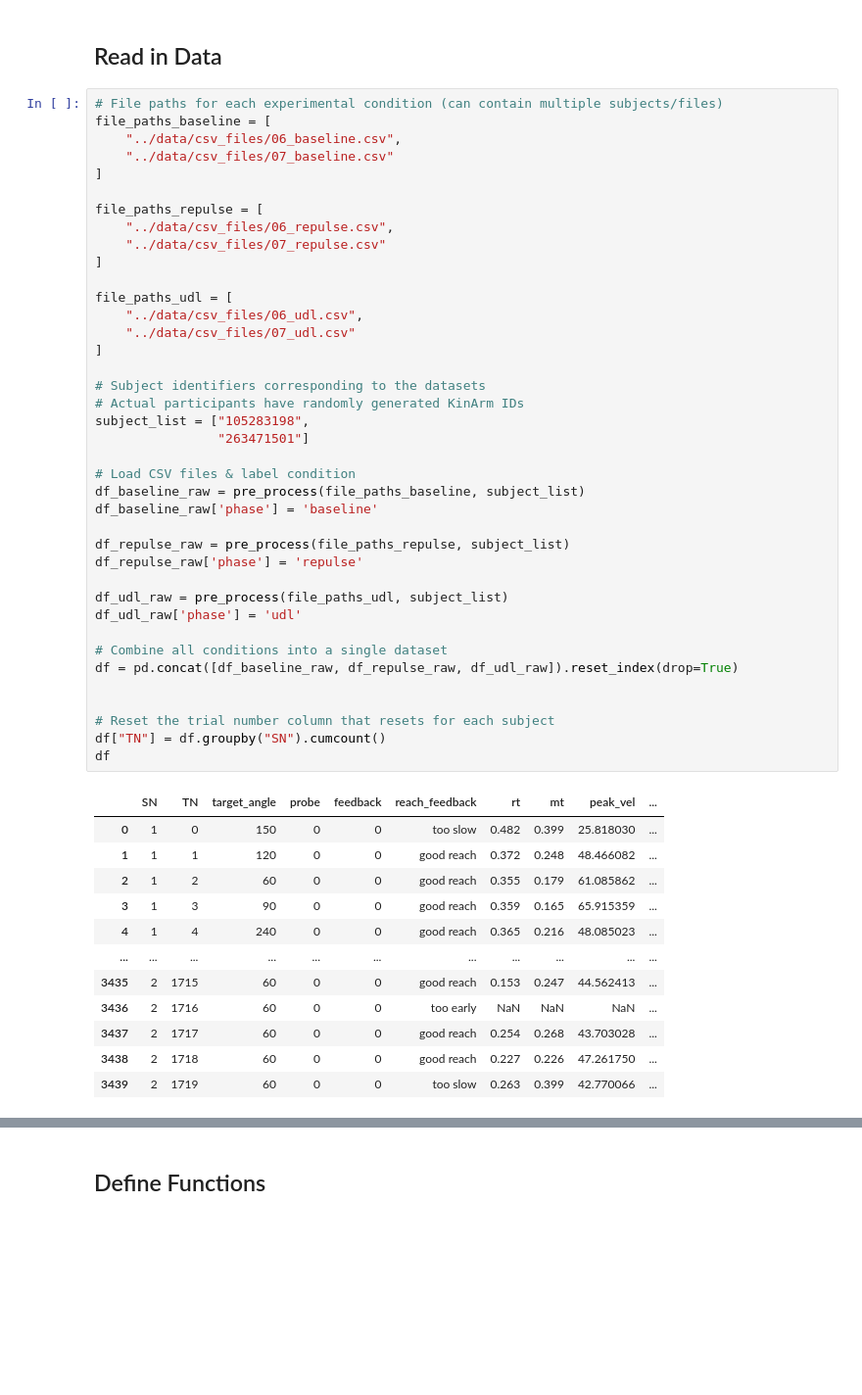
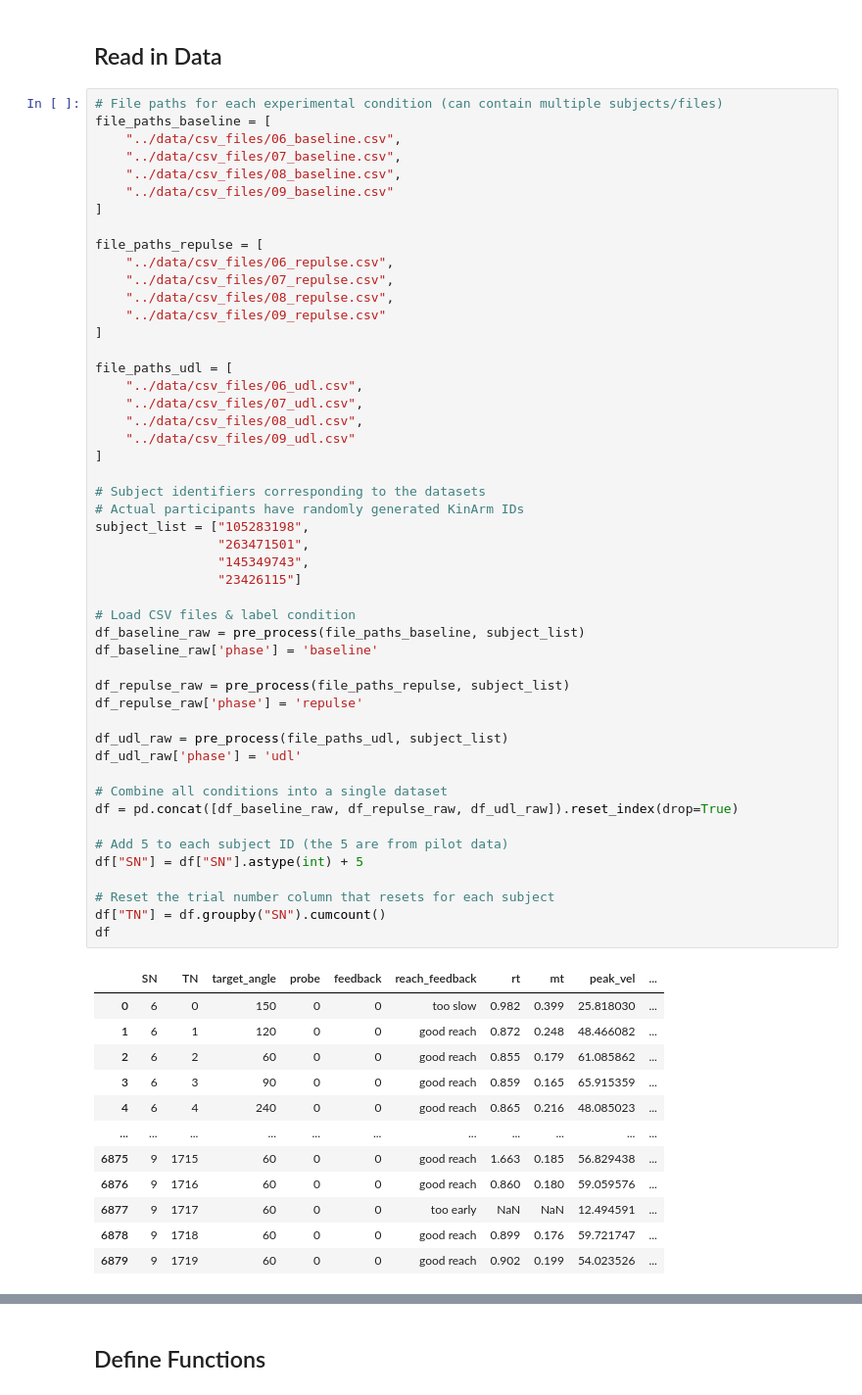
Before and after one commit to abbysun4/UDLR_study, a Jupyter notebook: UDLR_exp1/scripts/UDLR_analysis_script.ipynb, the cells around one changed output, grey strips where cells are left out. Shown at 98% size. Drawn from its saved outputs; the diff is of its cells as text; blank space fills up the shorter version.

```diff
--- a/UDLR_exp1/scripts/UDLR_analysis_script.ipynb
+++ b/UDLR_exp1/scripts/UDLR_analysis_script.ipynb
@@ -21,51 +21,61 @@ sns.set_context("talk")
 # File paths for each experimental condition (can contain multiple subjects/files)
 file_paths_baseline = [
     "../data/csv_files/06_baseline.csv",
-    "../data/csv_files/07_baseline.csv"
+    "../data/csv_files/07_baseline.csv",
+    "../data/csv_files/08_baseline.csv",
+    "../data/csv_files/09_baseline.csv"
 ]
 
 file_paths_repulse = [
     "../data/csv_files/06_repulse.csv",
-    "../data/csv_files/07_repulse.csv"
+    "../data/csv_files/07_repulse.csv",
+    "../data/csv_files/08_repulse.csv",
+    "../data/csv_files/09_repulse.csv"
 ]
 
 file_paths_udl = [
     "../data/csv_files/06_udl.csv",
-    "../data/csv_files/07_udl.csv"
+    "../data/csv_files/07_udl.csv",
+    "../data/csv_files/08_udl.csv",
+    "../data/csv_files/09_udl.csv"
 ]
 
 # Subject identifiers corresponding to the datasets
 # Actual participants have randomly generated KinArm IDs
 subject_list = ["105283198",
-                "263471501"]
+                "263471501",
+                "145349743",
+                "23426115"]
 
 # Load CSV files & label condition
 df_baseline_raw = pre_process(file_paths_baseline, subject_list)
 df_baseline_raw['phase'] = 'baseline'
 
 df_repulse_raw = pre_process(file_paths_repulse, subject_list)
 df_repulse_raw['phase'] = 'repulse'
 
 df_udl_raw = pre_process(file_paths_udl, subject_list)
 df_udl_raw['phase'] = 'udl'
 
 # Combine all conditions into a single dataset
 df = pd.concat([df_baseline_raw, df_repulse_raw, df_udl_raw]).reset_index(drop=True)
 
+# Add 5 to each subject ID (the 5 are from pilot data)
+df["SN"] = df["SN"].astype(int) + 5
 
 # Reset the trial number column that resets for each subject
 df["TN"] = df.groupby("SN").cumcount()
 df
 # %% [output]
 |  | SN | TN | target_angle | probe | feedback | reach_feedback | rt | mt | peak_vel | ... |
-| 0 | 1 | 0 | 150 | 0 | 0 | too slow | 0.482 | 0.399 | 25.818030 | ... |
-| 1 | 1 | 1 | 120 | 0 | 0 | good reach | 0.372 | 0.248 | 48.466082 | ... |
-| 2 | 1 | 2 | 60 | 0 | 0 | good reach | 0.355 | 0.179 | 61.085862 | ... |
-| 3 | 1 | 3 | 90 | 0 | 0 | good reach | 0.359 | 0.165 | 65.915359 | ... |
-| 4 | 1 | 4 | 240 | 0 | 0 | good reach | 0.365 | 0.216 | 48.085023 | ... |
+| 0 | 6 | 0 | 150 | 0 | 0 | too slow | 0.982 | 0.399 | 25.818030 | ... |
+| 1 | 6 | 1 | 120 | 0 | 0 | good reach | 0.872 | 0.248 | 48.466082 | ... |
+| 2 | 6 | 2 | 60 | 0 | 0 | good reach | 0.855 | 0.179 | 61.085862 | ... |
+| 3 | 6 | 3 | 90 | 0 | 0 | good reach | 0.859 | 0.165 | 65.915359 | ... |
+| 4 | 6 | 4 | 240 | 0 | 0 | good reach | 0.865 | 0.216 | 48.085023 | ... |
 | ... | ... | ... | ... | ... | ... | ... | ... | ... | ... | ... |
-| 3435 | 2 | 1715 | 60 | 0 | 0 | good reach | 0.153 | 0.247 | 44.562413 | ... |
-| 3436 | 2 | 1716 | 60 | 0 | 0 | too early | NaN | NaN | NaN | ... |
-| 3437 | 2 | 1717 | 60 | 0 | 0 | good reach | 0.254 | 0.268 | 43.703028 | ... |
-| 3438 | 2 | 1718 | 60 | 0 | 0 | good reach | 0.227 | 0.226 | 47.261750 | ... |
-| 3439 | 2 | 1719 | 60 | 0 | 0 | too slow | 0.263 | 0.399 | 42.770066 | ... |
+| 6875 | 9 | 1715 | 60 | 0 | 0 | good reach | 1.663 | 0.185 | 56.829438 | ... |
+| 6876 | 9 | 1716 | 60 | 0 | 0 | good reach | 0.860 | 0.180 | 59.059576 | ... |
+| 6877 | 9 | 1717 | 60 | 0 | 0 | too early | NaN | NaN | 12.494591 | ... |
+| 6878 | 9 | 1718 | 60 | 0 | 0 | good reach | 0.899 | 0.176 | 59.721747 | ... |
+| 6879 | 9 | 1719 | 60 | 0 | 0 | good reach | 0.902 | 0.199 | 54.023526 | ... |
```
Also changed, not shown: parts of 13 cells of this notebook, 6 other files.
